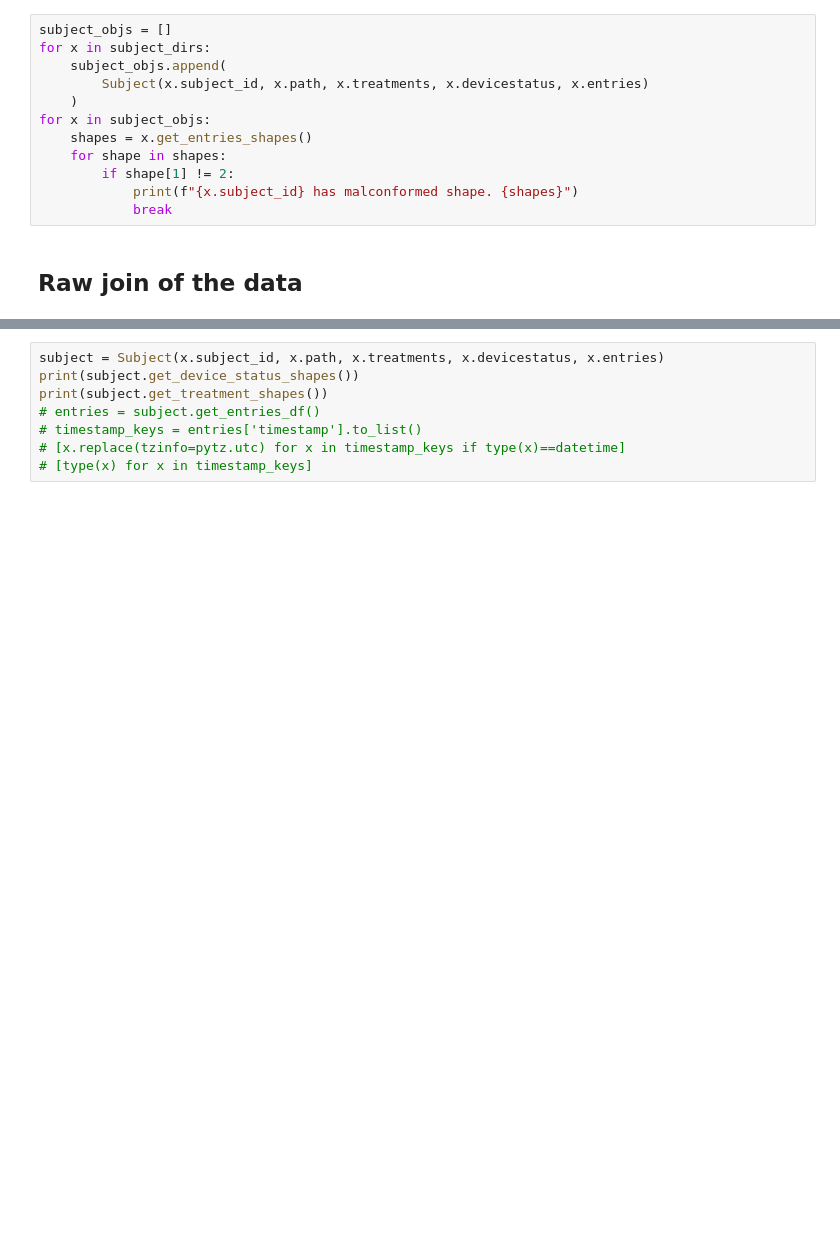
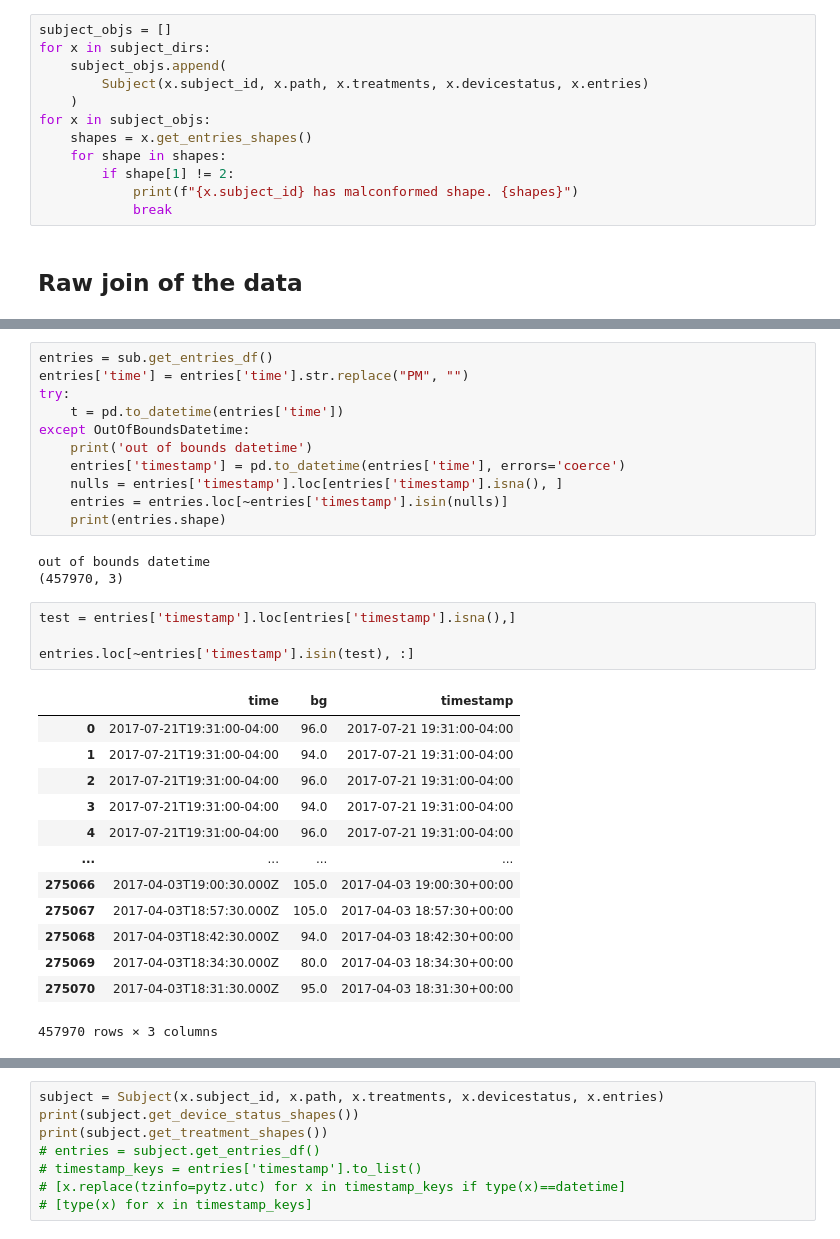
Before and after one commit to Spencer-Weston/BGPredict, a Jupyter notebook: Notebooks/AggregateNightScoutStatistics.ipynb, the cells around one changed output, grey strips where cells are left out. Drawn from its saved outputs; the diff is of its cells as text; blank space fills up the shorter version.

```diff
--- a/Notebooks/AggregateNightScoutStatistics.ipynb
+++ b/Notebooks/AggregateNightScoutStatistics.ipynb
@@ -658,0 +706,32 @@ True
+# %%
+entries = sub.get_entries_df()
+entries['time'] = entries['time'].str.replace("PM", "")
+try:
+    t = pd.to_datetime(entries['time'])
+except OutOfBoundsDatetime:
+    print('out of bounds datetime')
+    entries['timestamp'] = pd.to_datetime(entries['time'], errors='coerce')
+    nulls = entries['timestamp'].loc[entries['timestamp'].isna(), ]
+    entries = entries.loc[~entries['timestamp'].isin(nulls)]
+    print(entries.shape)
+# %% [output]
+out of bounds datetime
+(457970, 3)
+# %%
+test = entries['timestamp'].loc[entries['timestamp'].isna(),]
+
+entries.loc[~entries['timestamp'].isin(test), :]
+# %% [output]
+|  | time | bg | timestamp |
+| 0 | 2017-07-21T19:31:00-04:00 | 96.0 | 2017-07-21 19:31:00-04:00 |
+| 1 | 2017-07-21T19:31:00-04:00 | 94.0 | 2017-07-21 19:31:00-04:00 |
+| 2 | 2017-07-21T19:31:00-04:00 | 96.0 | 2017-07-21 19:31:00-04:00 |
+| 3 | 2017-07-21T19:31:00-04:00 | 94.0 | 2017-07-21 19:31:00-04:00 |
+| 4 | 2017-07-21T19:31:00-04:00 | 96.0 | 2017-07-21 19:31:00-04:00 |
+| ... | ... | ... | ... |
+| 275066 | 2017-04-03T19:00:30.000Z | 105.0 | 2017-04-03 19:00:30+00:00 |
+| 275067 | 2017-04-03T18:57:30.000Z | 105.0 | 2017-04-03 18:57:30+00:00 |
+| 275068 | 2017-04-03T18:42:30.000Z | 94.0 | 2017-04-03 18:42:30+00:00 |
+| 275069 | 2017-04-03T18:34:30.000Z | 80.0 | 2017-04-03 18:34:30+00:00 |
+| 275070 | 2017-04-03T18:31:30.000Z | 95.0 | 2017-04-03 18:31:30+00:00 |
+457970 rows × 3 columns
```
Also changed, not shown: parts of 12 cells of this notebook, 1 other file.
